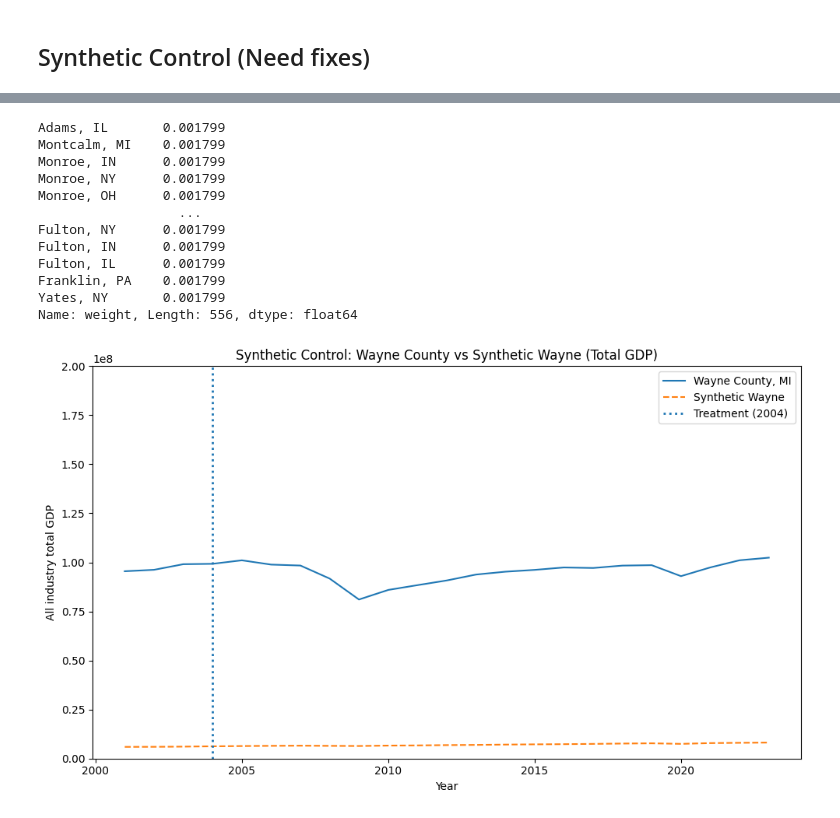
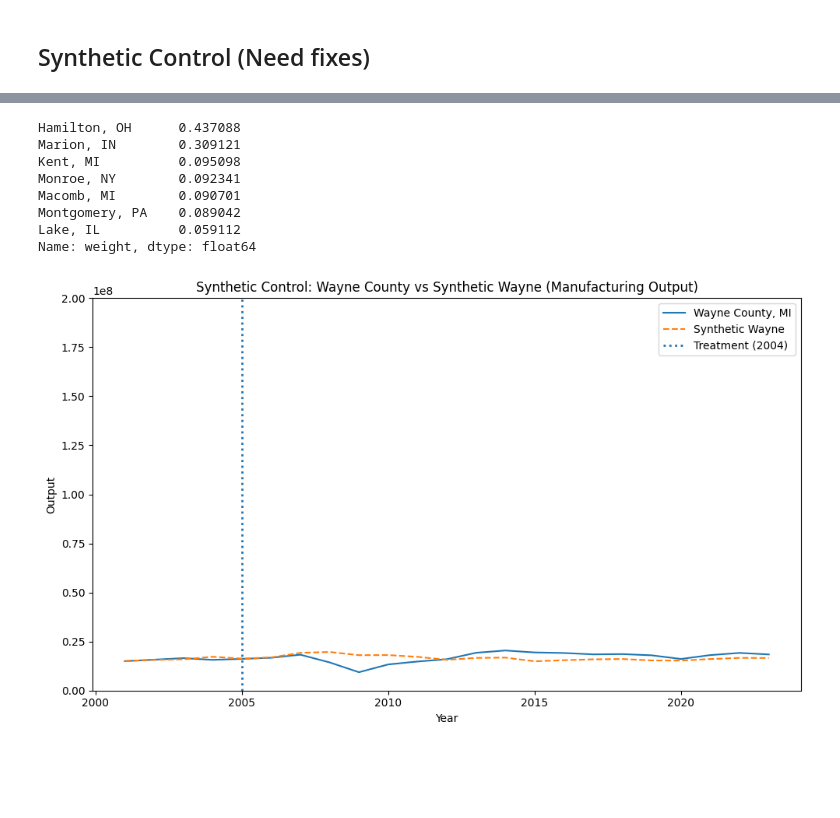
Before and after one commit to wren17/epa_greenbook_project, a Jupyter notebook: analysis.ipynb, the cells around one changed output, grey strips where cells are left out. Saved outputs shown, nothing was run; the diff lists cells and outputs as text; code cells hidden in the pictures; blank space fills up the shorter version.

```diff
--- a/analysis.ipynb
+++ b/analysis.ipynb
@@ -25,10 +26,14 @@ def load_bea_data(file_path):
     file = pd.read_csv(file_path)
     file["never_treated"] = (~file["GeoFIPS"].astype("string").isin(tr_counties)).astype(int)
     file = file[(file["GeoName"] == "Wayne, MI")|((file["never_treated"] == 1))]
-    file["post"] = (file["year"] >= 2004).astype(int) # year in wich Wayne, MI was first assigned non-attainment status
+    file["post"] = (file["year"] >= 2005).astype(int) # year in wich Wayne, MI was first assigned non-attainment status
     file["treated"] = (file["never_treated"] == 0).astype(int)
     file["D"] = file["post"] * file["treated"] # DID treatment indicator
     return file
 
 gdp_tc = load_bea_data("gdp_components_rust_belt.csv")
 income = load_bea_data("income_cleaned.csv")
+output_index = load_bea_data("quant_index_cleaned.csv")
+
+gdp_tc = gdp_tc.rename(columns={"All industry total": "gdp_all"})
+gdp_tc["manufac_share"] = gdp_tc["Manufacturing"] / gdp_tc["gdp_all"]
@@ -115,11 +365,11 @@ ValueError: Demeaning failed after 100000 iterations.
 # %% [markdown]
 ## Synthetic Control (Need fixes)
 # %%
-treat_year = 2004
-features = ["gdp_all", "Manufacturing"]
+treat_year = 2005
+features = ["Manufacturing"]
 
 inverted = (
-    gdp_tc.query("year < @treat_year")
+    hubs_gdp.query("year < @treat_year")
           .pivot(index="GeoName", columns="year")[features]
           .T
 )
@@ -139,8 +386,8 @@ inverted
 # treated unit = Wayne, MI
 X1 = inverted["Wayne, MI"].values
 
-donor_names = [c for c in inverted.columns if c != "Wayne, MI"]
-X0 = inverted[donor_names].values
+X0_names = [c for c in inverted.columns if c != "Wayne, MI"]
+X0 = inverted[X0_names].values
 
 
 def loss_w(W, X0, X1) -> float:
@@ -161,53 +408,49 @@ def get_w(X0, X1):
 wayne_weights = get_w(X0, X1)
 
 
-wayne_weights_series = pd.Series(wayne_weights, index=donor_names, name="weight")
+wayne_weights_series = pd.Series(wayne_weights, index=X0_names, name="weight")
 print(wayne_weights_series.sort_values(ascending=False))
 # %% [output]
-Adams, IL       0.001799
-Montcalm, MI    0.001799
-Monroe, IN      0.001799
-Monroe, NY      0.001799
-Monroe, OH      0.001799
-                  ...
-Fulton, NY      0.001799
-Fulton, IN      0.001799
-Fulton, IL      0.001799
-Franklin, PA    0.001799
-Yates, NY       0.001799
-Name: weight, Length: 556, dtype: float64
+Hamilton, OH      0.437088
+Marion, IN        0.309121
+Kent, MI          0.095098
+Monroe, NY        0.092341
+Macomb, MI        0.090701
+Montgomery, PA    0.089042
+Lake, IL          0.059112
+Name: weight, dtype: float64
 # %%
-donor_panel = (
-    gdp_tc.query('GeoName != "Wayne, MI"')
-          .pivot(index="year", columns="GeoName")["gdp_all"]
+X0_panel = (
+    hubs_gdp.query('GeoName != "Wayne, MI"')
+          .pivot(index="year", columns="GeoName")["Manufacturing"]
           .sort_index()
 )
 
-donor_panel = donor_panel[donor_names]
+X0_panel = X0_panel[X0_names]
 
-wayne_synth = donor_panel.values.dot(wayne_weights)
+wayne_synth = X0_panel.values.dot(wayne_weights)
 
 wayne_actual = (
-    gdp_tc[gdp_tc["GeoName"] == "Wayne, MI"]
+    hubs_gdp[hubs_gdp["GeoName"] == "Wayne, MI"]
     .sort_values("year")
-    .set_index("year")["gdp_all"]
+    .set_index("year")["Manufacturing"]
 )
 
-years = donor_panel.index
+years = X0_panel.index
 # %%
 plt.figure(figsize=(10, 6))
 
 plt.plot(wayne_actual.index, wayne_actual.values, label="Wayne County, MI")
 plt.plot(years, wayne_synth, label="Synthetic Wayne", linestyle="--")
 
-plt.vlines(x=treat_year, ymin=0, ymax=2e8, linestyle=":", lw=2, label="Treatment (2004)")
+plt.vlines(x=2005, ymin=0, ymax=2e8, linestyle=":", lw=2, label="Treatment (2004)")
 plt.ylim(0, 2e8)
 
-plt.ylabel("All industry total GDP")
+plt.ylabel("Output")
 plt.xlabel("Year")
-plt.title("Synthetic Control: Wayne County vs Synthetic Wayne (Total GDP)")
+plt.title("Synthetic Control: Wayne County vs Synthetic Wayne (Manufacturing Output)")
 plt.legend()
 plt.tight_layout()
 plt.show()
 # %% [output]
-[figure, old version]
+[figure, new version]
```
Also changed, not shown: parts of 13 cells of this notebook, 2 other files.
